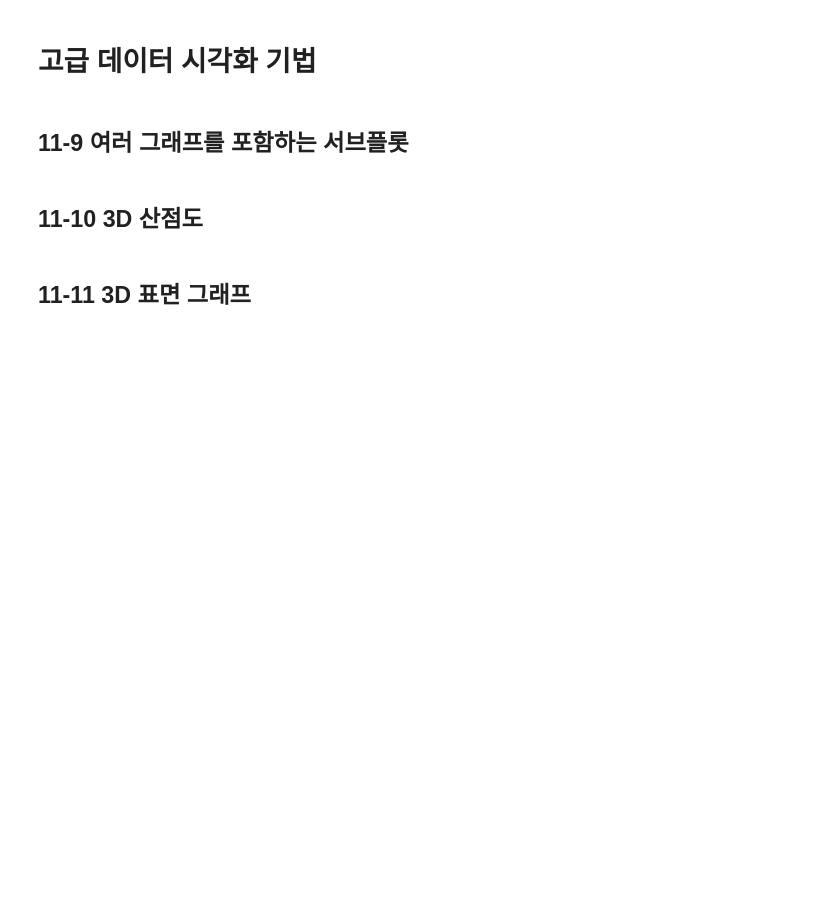
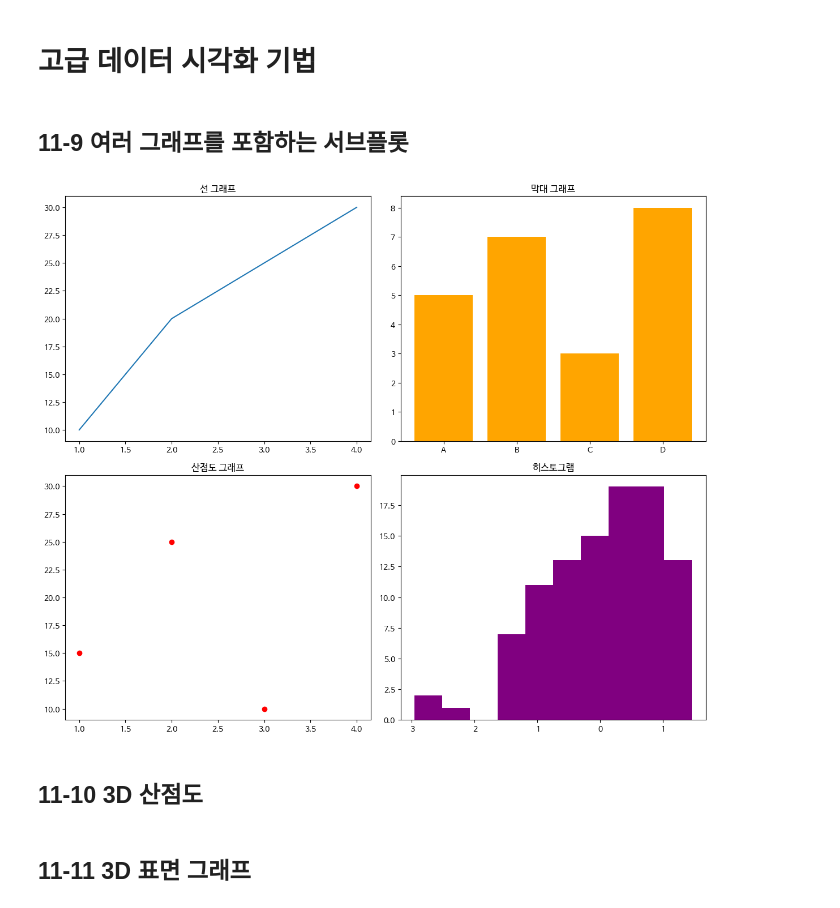
Before and after one commit to wikman96/Data-Analysis-with-Open-Source, a Jupyter notebook: 오픈소스_데이터_분석_11강.ipynb, the cells around one changed output. Cells and saved outputs as stored; diff of their text form; code cells hidden in the pictures; blank space fills up the shorter version.

```diff
--- a/오픈소스_데이터_분석_11강.ipynb
+++ b/오픈소스_데이터_분석_11강.ipynb
@@ -235,30 +235,32 @@ plt.show()
 # %%
 import matplotlib.pyplot as plt
 import numpy as np # numpy 임포트 추가
 
 ## 서브플롯 생성 (2행 2열)
-
+fig, axes = plt.subplots(2, 2, figsize=(12, 10))
 
 ## 첫 번째 서브플롯: 선 그래프
 axes[0, 0].plot([1, 2, 3, 4], [10, 20, 25, 30])
 axes[0, 0].set_title("선 그래프")
 
 ## 두 번째 서브플롯: 막대 그래프
 axes[0, 1].bar(['A', 'B', 'C', 'D'], [5, 7, 3, 8], color='orange')
 axes[0, 1].set_title("막대 그래프")
 
 ## 세 번째 서브플롯: 산점도
 axes[1, 0].scatter([1, 2, 3, 4], [15, 25, 10, 30], color='red')
 axes[1, 0].set_title("산점도 그래프")
 
 ## 네 번째 서브플롯: 히스토그램
 data = np.random.randn(100)
 axes[1, 1].hist(data, bins=10, color='purple')
 axes[1, 1].set_title("히스토그램")
 
 ## 레이아웃 조정 및 그래프 표시
 plt.tight_layout()
 plt.show()
+# %% [output]
+[figure, added]
 # %% [markdown]
 ## 11-10 3D 산점도
 # %%
```
Also changed, not shown: parts of 10 cells of this notebook.
